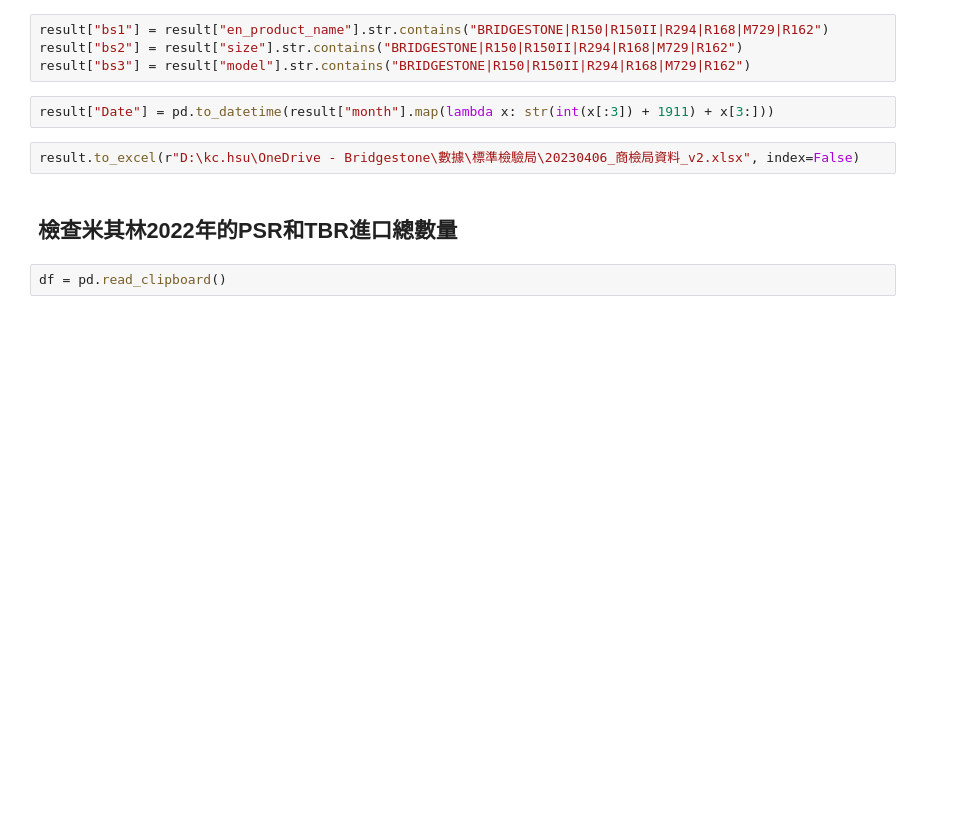
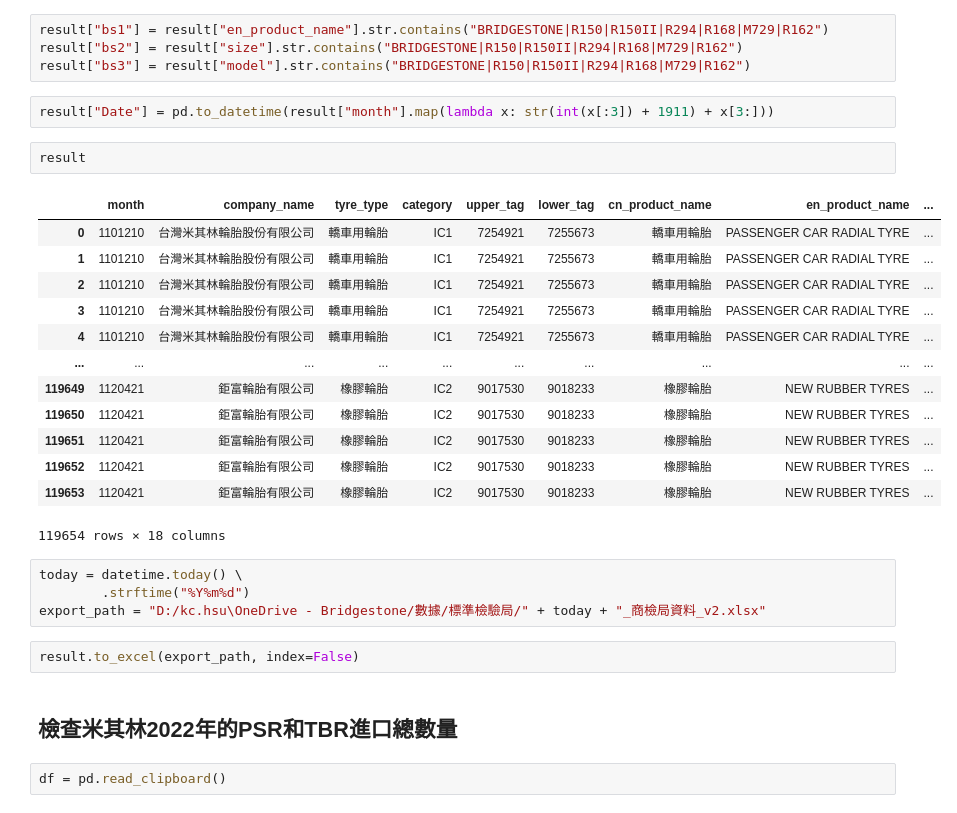
Before and after one commit to jimmyhsu1010/bridgestone_work_related, a Jupyter notebook: sales_related/Marketing相關/商品檢驗局爬蟲.ipynb, the cells around one changed output. Saved outputs shown, nothing was run; the diff lists cells and outputs as text; blank space fills up the shorter version.

```diff
--- a/sales_related/Marketing相關/商品檢驗局爬蟲.ipynb
+++ b/sales_related/Marketing相關/商品檢驗局爬蟲.ipynb
@@ -320,8 +322,28 @@ result["bs2"] = result["size"].str.contains("BRIDGESTONE|R150|R150II|R294|R168|M
 result["bs3"] = result["model"].str.contains("BRIDGESTONE|R150|R150II|R294|R168|M729|R162")
 # %%
 result["Date"] = pd.to_datetime(result["month"].map(lambda x: str(int(x[:3]) + 1911) + x[3:]))
+# %%
+result
+# %% [output]
+|  | month | company_name | tyre_type | category | upper_tag | lower_tag | cn_product_name | en_product_name | ... |
+| 0 | 1101210 | 台灣米其林輪胎股份有限公司 | 轎車用輪胎 | IC1 | 7254921 | 7255673 | 轎車用輪胎 | PASSENGER CAR RADIAL TYRE | ... |
+| 1 | 1101210 | 台灣米其林輪胎股份有限公司 | 轎車用輪胎 | IC1 | 7254921 | 7255673 | 轎車用輪胎 | PASSENGER CAR RADIAL TYRE | ... |
+| 2 | 1101210 | 台灣米其林輪胎股份有限公司 | 轎車用輪胎 | IC1 | 7254921 | 7255673 | 轎車用輪胎 | PASSENGER CAR RADIAL TYRE | ... |
+| 3 | 1101210 | 台灣米其林輪胎股份有限公司 | 轎車用輪胎 | IC1 | 7254921 | 7255673 | 轎車用輪胎 | PASSENGER CAR RADIAL TYRE | ... |
+| 4 | 1101210 | 台灣米其林輪胎股份有限公司 | 轎車用輪胎 | IC1 | 7254921 | 7255673 | 轎車用輪胎 | PASSENGER CAR RADIAL TYRE | ... |
+| ... | ... | ... | ... | ... | ... | ... | ... | ... | ... |
+| 119649 | 1120421 | 鉅富輪胎有限公司 | 橡膠輪胎 | IC2 | 9017530 | 9018233 | 橡膠輪胎 | NEW RUBBER TYRES | ... |
+| 119650 | 1120421 | 鉅富輪胎有限公司 | 橡膠輪胎 | IC2 | 9017530 | 9018233 | 橡膠輪胎 | NEW RUBBER TYRES | ... |
+| 119651 | 1120421 | 鉅富輪胎有限公司 | 橡膠輪胎 | IC2 | 9017530 | 9018233 | 橡膠輪胎 | NEW RUBBER TYRES | ... |
+| 119652 | 1120421 | 鉅富輪胎有限公司 | 橡膠輪胎 | IC2 | 9017530 | 9018233 | 橡膠輪胎 | NEW RUBBER TYRES | ... |
+| 119653 | 1120421 | 鉅富輪胎有限公司 | 橡膠輪胎 | IC2 | 9017530 | 9018233 | 橡膠輪胎 | NEW RUBBER TYRES | ... |
+119654 rows × 18 columns
 # %%
-result.to_excel(r"D:\kc.hsu\OneDrive - Bridgestone\數據\標準檢驗局\20230406_商檢局資料_v2.xlsx", index=False)
+today = datetime.today() \
+        .strftime("%Y%m%d")
+export_path = "D:/kc.hsu\OneDrive - Bridgestone/數據/標準檢驗局/" + today + "_商檢局資料_v2.xlsx"
+# %%
+result.to_excel(export_path, index=False)
 # %% [markdown]
 ## 檢查米其林2022年的PSR和TBR進口總數量
 # %%
```
Also changed, not shown: parts of 2 cells of this notebook, 5 other files.
